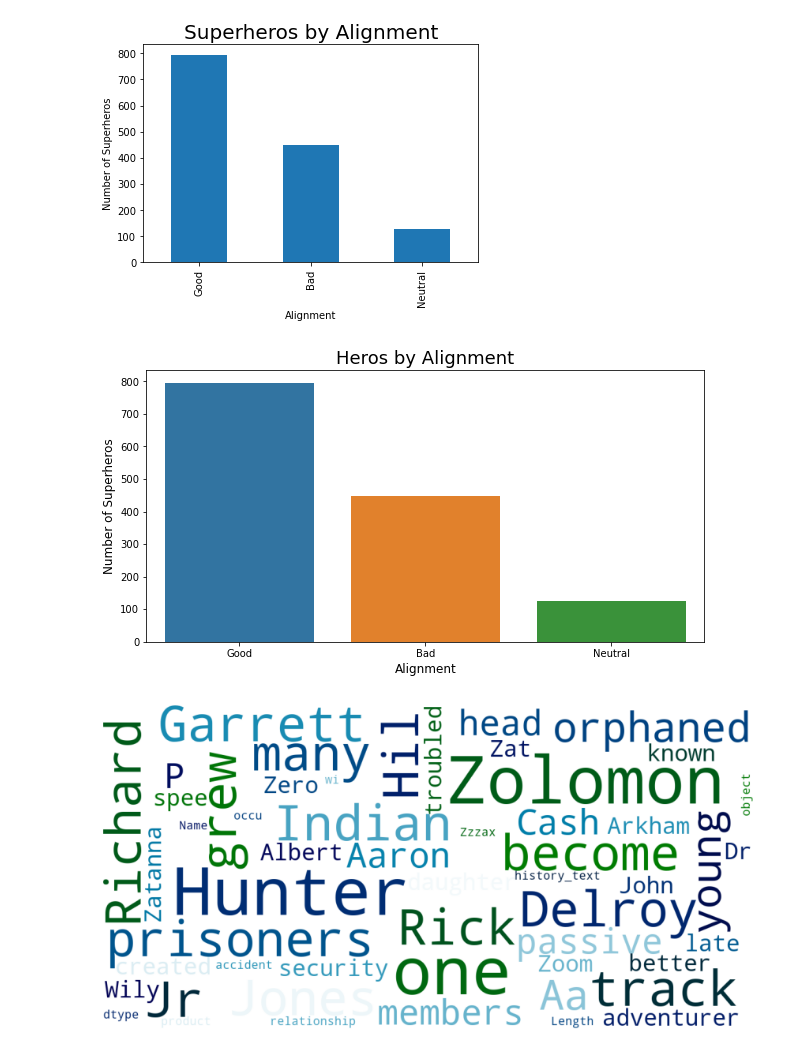
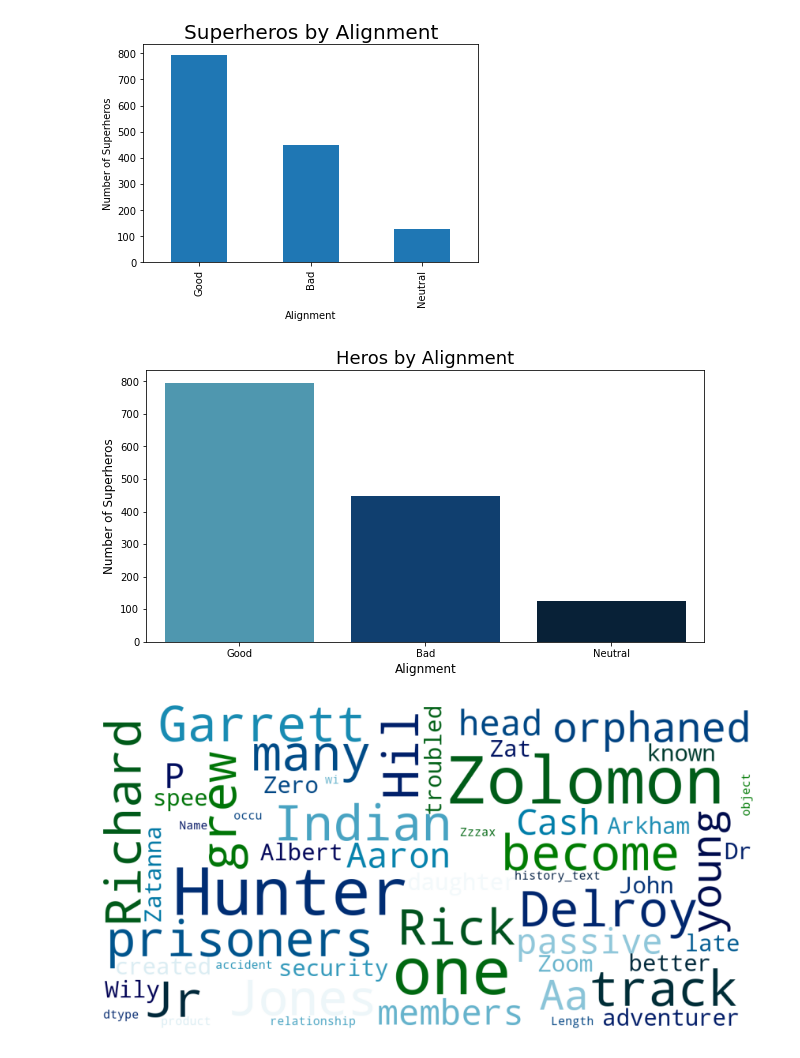
Before and after one commit to twhipple/Superhero_NLP, a Jupyter notebook: Superhero_NLP_Notebook.ipynb, the cells around one changed output. Drawn from its saved outputs; the diff is of its cells as text; code cells hidden in the pictures.

Commit message:
Notebook graphs

```diff
--- a/Superhero_NLP_Notebook.ipynb
+++ b/Superhero_NLP_Notebook.ipynb
@@ -80,13 +80,14 @@ plt.show()
 # %%
 hero_count  = df['alignment'].value_counts()
 plt.figure(figsize=(10,5))
-sns.barplot(x=hero_count.index, y=hero_count.values)
+sns.barplot(x=hero_count.index, y=hero_count.values, palette='ocean_r')
 plt.title('Heros by Alignment', fontsize=18)
 plt.ylabel('Number of Superheros', fontsize=12)
 plt.xlabel('Alignment', fontsize=12)
+
 plt.show()
 # %% [output]
-[figure, old version]
+[figure, new version]
 # %%
 from wordcloud import WordCloud, STOPWORDS
 
```
Also changed, not shown: parts of 20 cells of this notebook, 1 other file.
